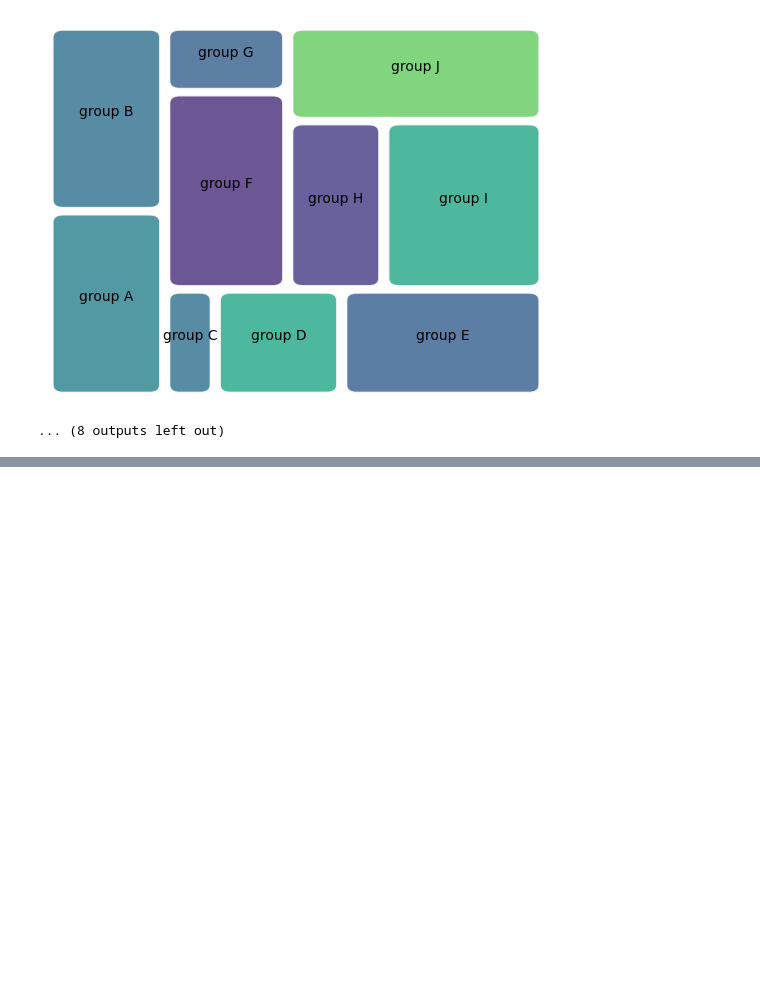
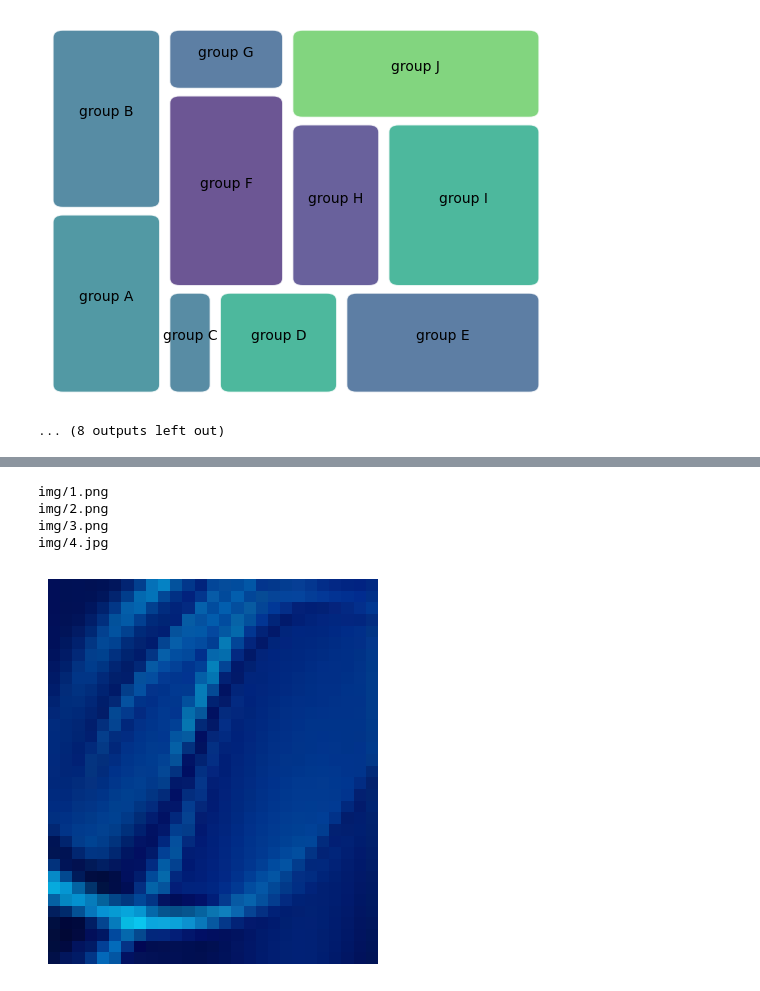
Before and after one commit to bananea20/treemap, a Jupyter notebook: test1.ipynb, the cells around one changed output, grey strips where cells are left out. Saved outputs shown, nothing was run; the diff lists cells and outputs as text; code cells hidden in the pictures; blank space fills up the shorter version.

```diff
--- a/test1.ipynb
+++ b/test1.ipynb
@@ -63,0 +111,49 @@ for i in range(10):
+# %%
+import matplotlib.pyplot as plt
+import matplotlib.transforms as transforms
+from PIL import Image
+import numpy as np
+import squarify
+
+# 模拟数据
+sizes = [500, 300, 200, 100]
+labels = ["A", "B", "C", "D"]
+colors = ["red", "green", "blue", "yellow"]
+images = [
+    'img/1.png',
+    'img/2.png',
+    'img/3.png',
+    'img/4.jpg'
+]
+
+
+# 使用 squarify 计算矩形
+rects = squarify.normalize_sizes(sizes, 100, 100)
+rectangles = squarify.squarify(rects, 0, 0, 100, 100)
+
+# 绘制矩形树图
+fig, ax = plt.subplots(figsize=(5, 5))
+
+for i, rect in enumerate(rectangles):
+    x, y, dx, dy = rect["x"], rect["y"], rect["dx"], rect["dy"]
+
+    # 加载图片
+    print(images[i])
+    image = Image.open(images[i]) # 确保图片文件名与 labels 对应
+    image = image.resize((int(dx), int(dy)), Image.LANCZOS)  # 缩放图片至矩形大小
+    image = np.array(image)
+
+    # 创建矩形边界框
+    bbox = transforms.Bbox([[x, y], [x + dx, y + dy]])
+
+    # 将图片绘制到矩形中
+    ax.imshow(image, extent=bbox.transformed(ax.transData).get_points().flatten())
+
+plt.axis('off')
+plt.show()
+# %% [output]
+img/1.png
+img/2.png
+img/3.png
+img/4.jpg
+[figure, added]
```
Also changed, not shown: parts of 2 cells of this notebook.
